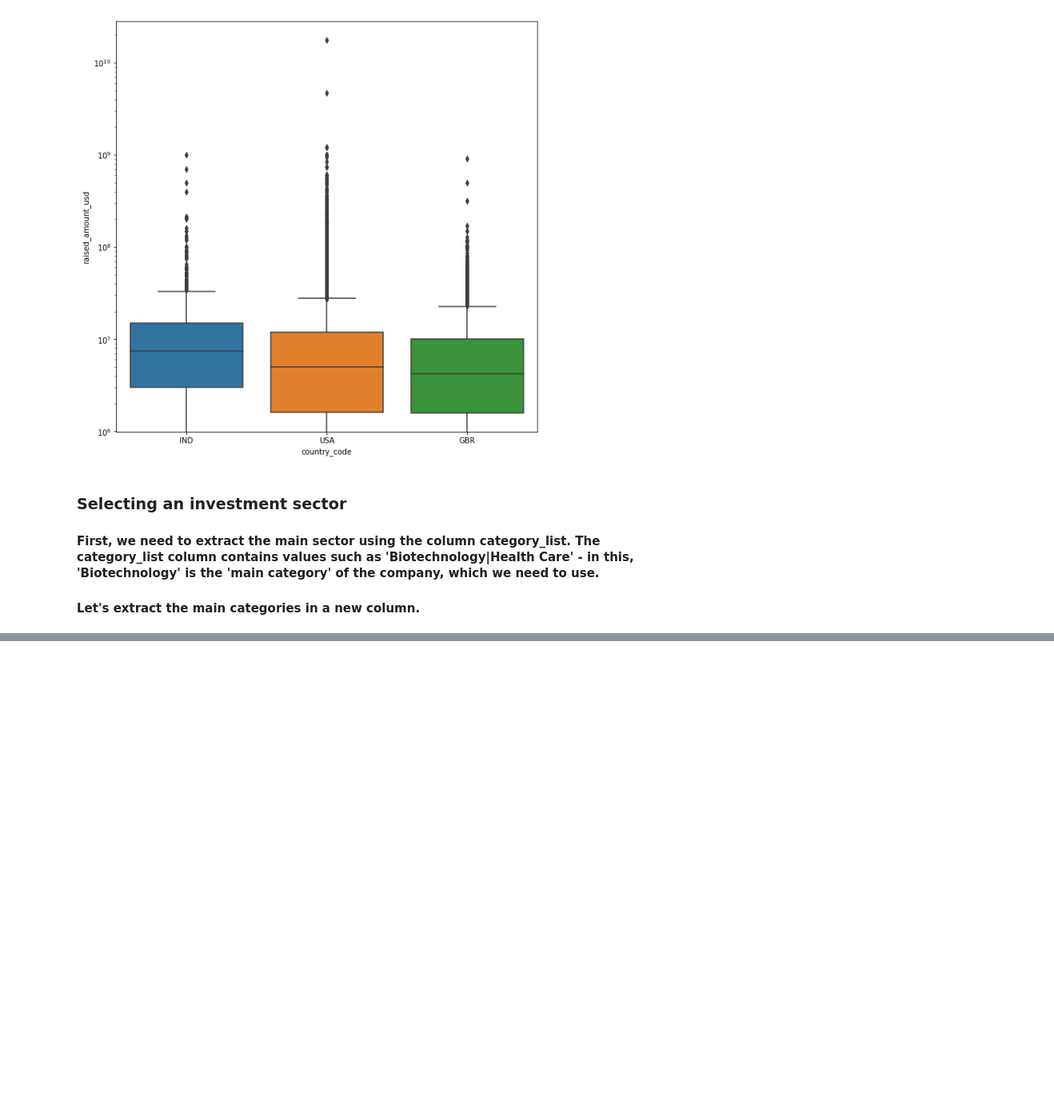
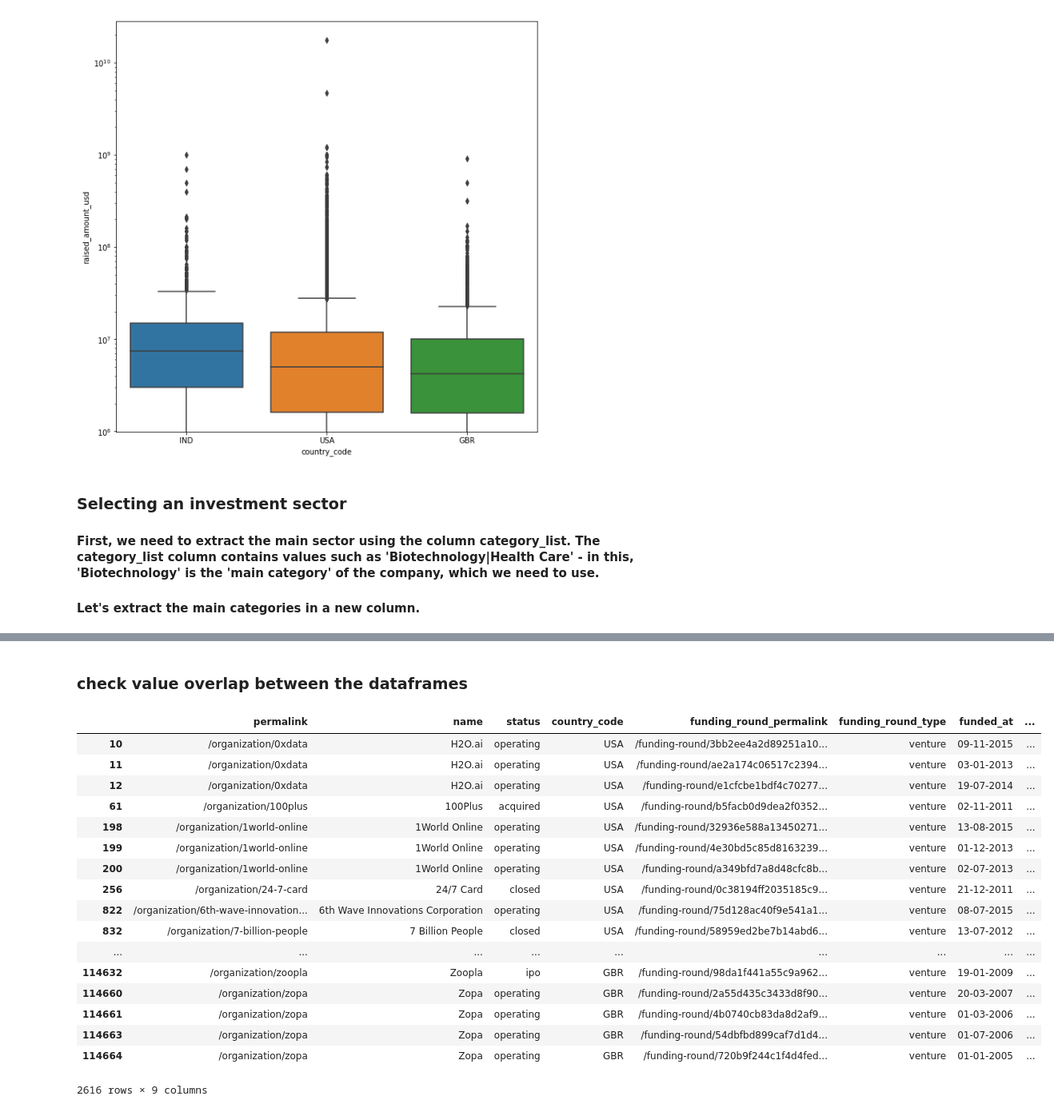
Before and after one commit to sousablde/Investment-trends-Crunchbase, a Jupyter notebook: Investment trends-Crunchbase Data.ipynb, the cells around one changed output, grey strips where cells are left out. Shown: that part at 80% size. Cells and saved outputs as stored; diff of their text form; code cells hidden in the pictures; blank space fills up the shorter version.

```diff
--- a/Investment trends-Crunchbase Data.ipynb
+++ b/Investment trends-Crunchbase Data.ipynb
@@ -610,0 +624,3 @@ plt.show()
+# %%
+merged_df = merged_df.drop('category_list', axis=1)
+merged_df.head()
@@ -610,0 +640,4 @@ plt.show()
+# %%
+# read mapping file
+mapping = pd.read_csv("mapping.csv", sep=",")
+mapping.head()
@@ -610,0 +669,4 @@ plt.show()
+# %%
+# remove the row with missing values
+mapping = mapping[~pd.isnull(mapping['category_list'])]
+mapping.isnull().sum()
@@ -610,0 +687,4 @@ plt.show()
+# %%
+# converting common columns to lowercase
+mapping['category_list'] = mapping['category_list'].str.lower()
+merged_df['main_category'] = merged_df['main_category'].str.lower()
@@ -610,0 +715,23 @@ plt.show()
+# %% [markdown]
+### check value overlap between the dataframes
+# %%
+merged_df[~merged_df['main_category'].isin(mapping['category_list'])]
+# %% [output]
+|  | permalink | name | status | country_code | funding_round_permalink | funding_round_type | funded_at | ... |
+| 10 | /organization/0xdata | H2O.ai | operating | USA | /funding-round/3bb2ee4a2d89251a10... | venture | 09-11-2015 | ... |
+| 11 | /organization/0xdata | H2O.ai | operating | USA | /funding-round/ae2a174c06517c2394... | venture | 03-01-2013 | ... |
+| 12 | /organization/0xdata | H2O.ai | operating | USA | /funding-round/e1cfcbe1bdf4c70277... | venture | 19-07-2014 | ... |
+| 61 | /organization/100plus | 100Plus | acquired | USA | /funding-round/b5facb0d9dea2f0352... | venture | 02-11-2011 | ... |
+| 198 | /organization/1world-online | 1World Online | operating | USA | /funding-round/32936e588a13450271... | venture | 13-08-2015 | ... |
+| 199 | /organization/1world-online | 1World Online | operating | USA | /funding-round/4e30bd5c85d8163239... | venture | 01-12-2013 | ... |
+| 200 | /organization/1world-online | 1World Online | operating | USA | /funding-round/a349bfd7a8d48cfc8b... | venture | 02-07-2013 | ... |
+| 256 | /organization/24-7-card | 24/7 Card | closed | USA | /funding-round/0c38194ff2035185c9... | venture | 21-12-2011 | ... |
+| 822 | /organization/6th-wave-innovation... | 6th Wave Innovations Corporation | operating | USA | /funding-round/75d128ac40f9e541a1... | venture | 08-07-2015 | ... |
+| 832 | /organization/7-billion-people | 7 Billion People | closed | USA | /funding-round/58959ed2be7b14abd6... | venture | 13-07-2012 | ... |
+| ... | ... | ... | ... | ... | ... | ... | ... | ... |
+| 114632 | /organization/zoopla | Zoopla | ipo | GBR | /funding-round/98da1f441a55c9a962... | venture | 19-01-2009 | ... |
+| 114660 | /organization/zopa | Zopa | operating | GBR | /funding-round/2a55d435c3433d8f90... | venture | 20-03-2007 | ... |
+| 114661 | /organization/zopa | Zopa | operating | GBR | /funding-round/4b0740cb83da8d2af9... | venture | 01-03-2006 | ... |
+| 114663 | /organization/zopa | Zopa | operating | GBR | /funding-round/54dbfbd899caf7d1d4... | venture | 01-07-2006 | ... |
+| 114664 | /organization/zopa | Zopa | operating | GBR | /funding-round/720b9f244c1f4d4fed... | venture | 01-01-2005 | ... |
+2616 rows × 9 columns
```
Also changed, not shown: parts of 28 cells of this notebook.
